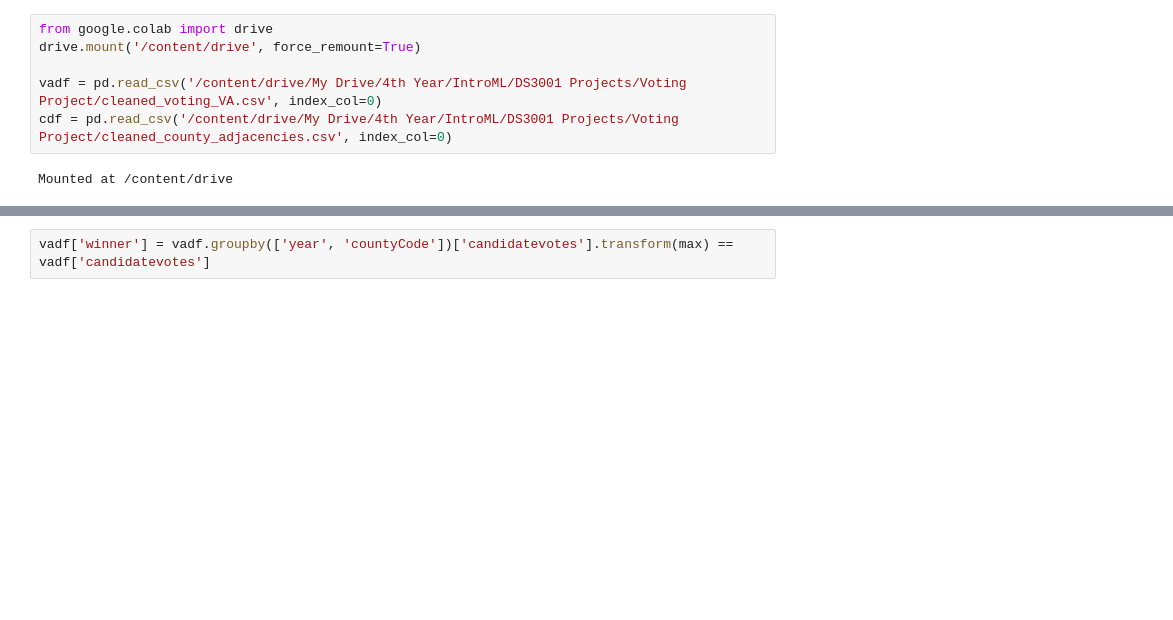
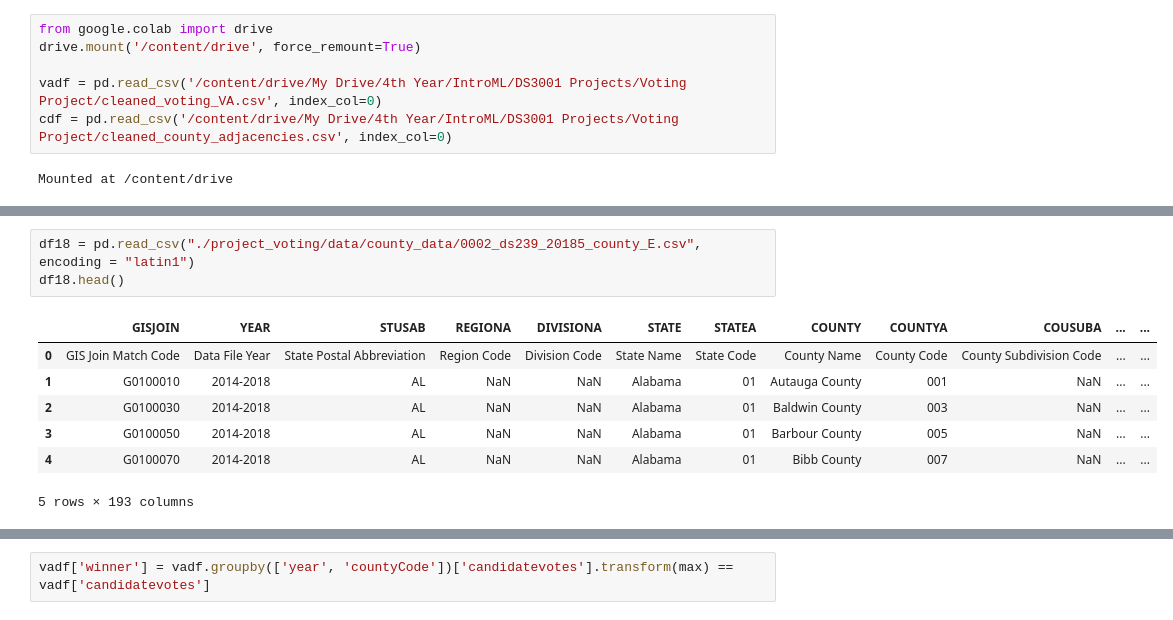
Before and after one commit to kelseymatsik/project_voting, a Jupyter notebook: voting_model_building_tori.ipynb, the cells around one changed output, grey strips where cells are left out. Cells and saved outputs as stored; diff of their text form; blank space fills up the shorter version.

```diff
--- a/voting_model_building_tori.ipynb
+++ b/voting_model_building_tori.ipynb
@@ -36,0 +45,11 @@ vadf.head()
+# %%
+df18 = pd.read_csv("./project_voting/data/county_data/0002_ds239_20185_county_E.csv", encoding = "latin1")
+df18.head()
+# %% [output]
+|  | GISJOIN | YEAR | STUSAB | REGIONA | DIVISIONA | STATE | STATEA | COUNTY | COUNTYA | COUSUBA | ... | ... |
+| 0 | GIS Join Match Code | Data File Year | State Postal Abbreviation | Region Code | Division Code | State Name | State Code | County Name | County Code | County Subdivision Code | ... | ... |
+| 1 | G0100010 | 2014-2018 | AL | NaN | NaN | Alabama | 01 | Autauga County | 001 | NaN | ... | ... |
+| 2 | G0100030 | 2014-2018 | AL | NaN | NaN | Alabama | 01 | Baldwin County | 003 | NaN | ... | ... |
+| 3 | G0100050 | 2014-2018 | AL | NaN | NaN | Alabama | 01 | Barbour County | 005 | NaN | ... | ... |
+| 4 | G0100070 | 2014-2018 | AL | NaN | NaN | Alabama | 01 | Bibb County | 007 | NaN | ... | ... |
+5 rows × 193 columns
```
Also changed, not shown: parts of 23 cells of this notebook.
